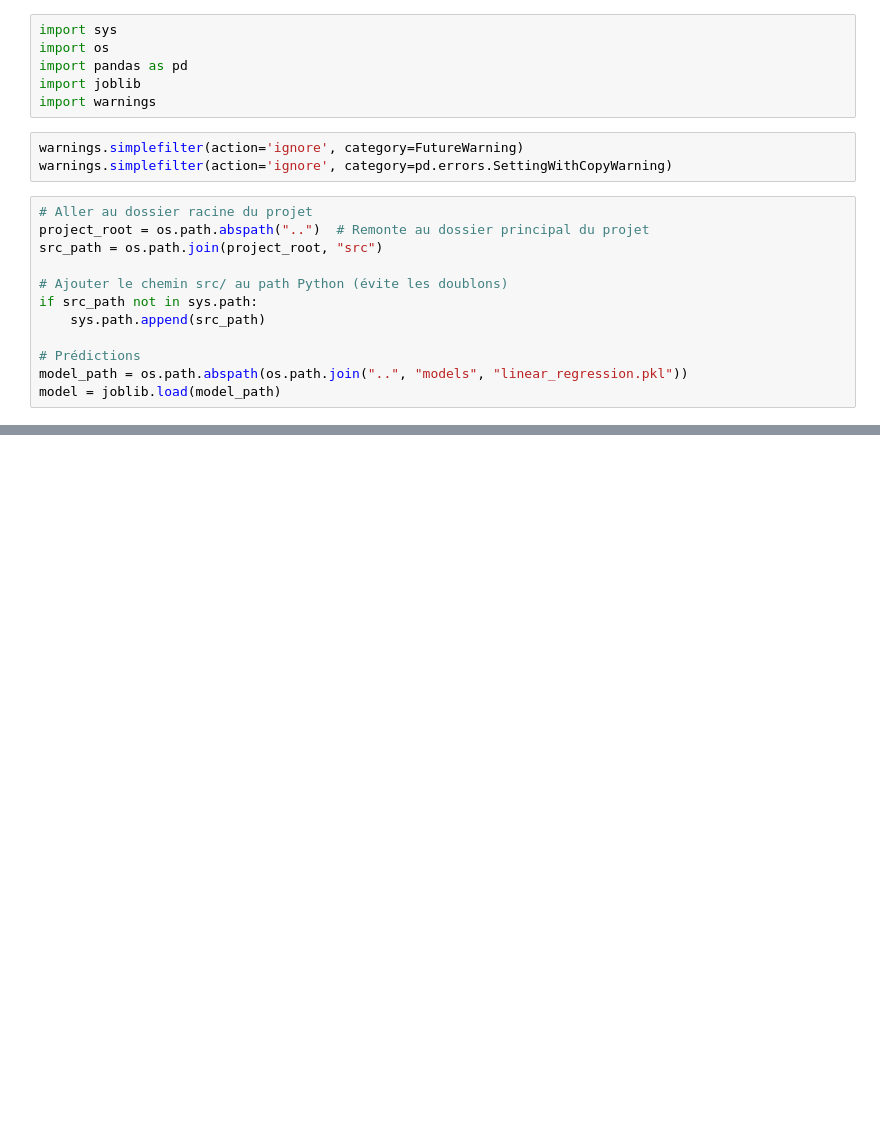
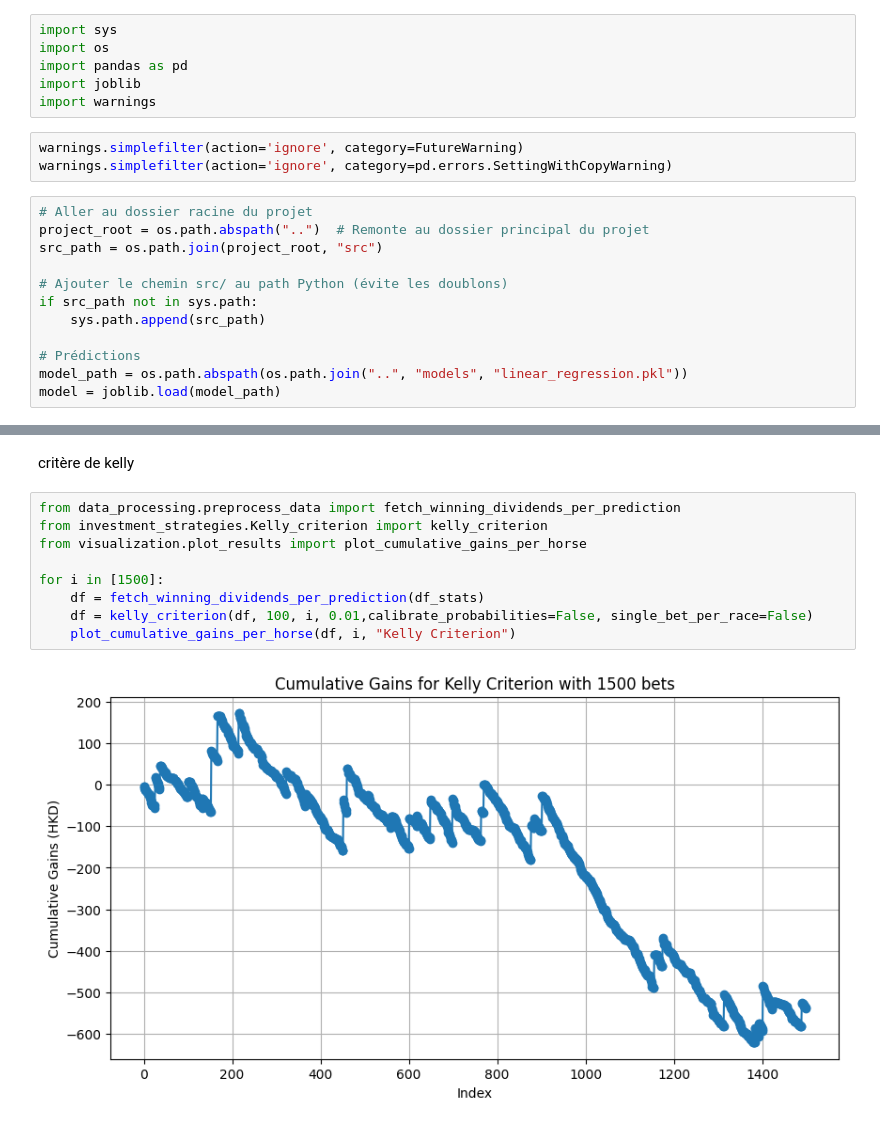
Before and after one commit to TLiemNGY/horse_racings, a Jupyter notebook: notebooks/main.ipynb, the cells around one changed output, grey strips where cells are left out. Saved outputs shown, nothing was run; the diff lists cells and outputs as text; blank space fills up the shorter version.

Commit message:
add kelly thorp&zembia criteria

```diff
--- a/notebooks/main.ipynb
+++ b/notebooks/main.ipynb
@@ -122,0 +145,13 @@ for i in [50,200,500,1500]:
+# %% [markdown]
+critère de kelly
+# %%
+from data_processing.preprocess_data import fetch_winning_dividends_per_prediction
+from investment_strategies.Kelly_criterion import kelly_criterion
+from visualization.plot_results import plot_cumulative_gains_per_horse
+
+for i in [1500]:
+    df = fetch_winning_dividends_per_prediction(df_stats)
+    df = kelly_criterion(df, 100, i, 0.01,calibrate_probabilities=False, single_bet_per_race=False)
+    plot_cumulative_gains_per_horse(df, i, "Kelly Criterion")
+# %% [output]
+[figure, added]
```
Also changed, not shown: parts of 11 cells of this notebook, 12 other files.
